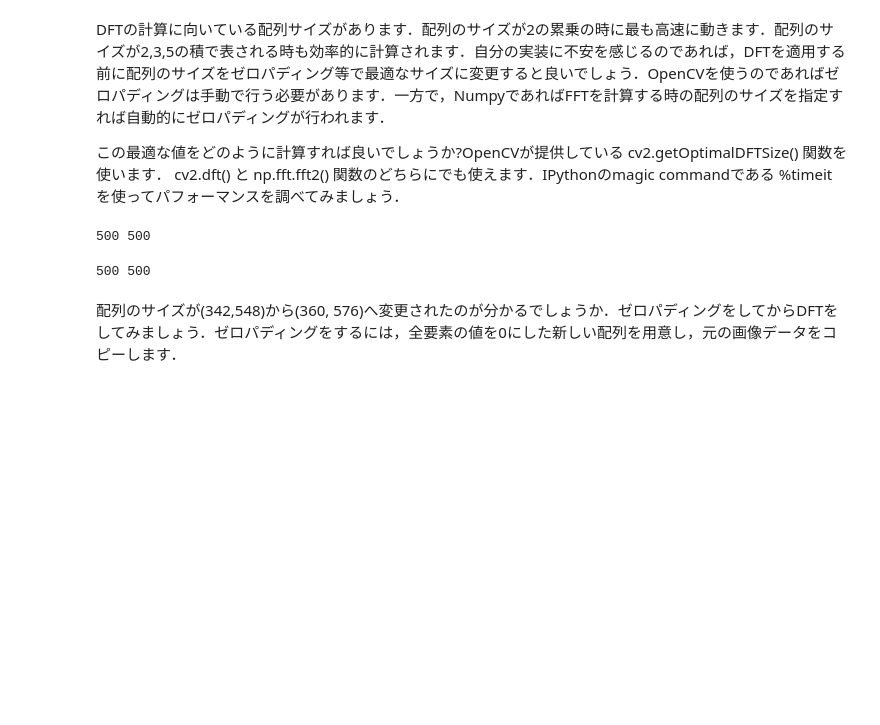
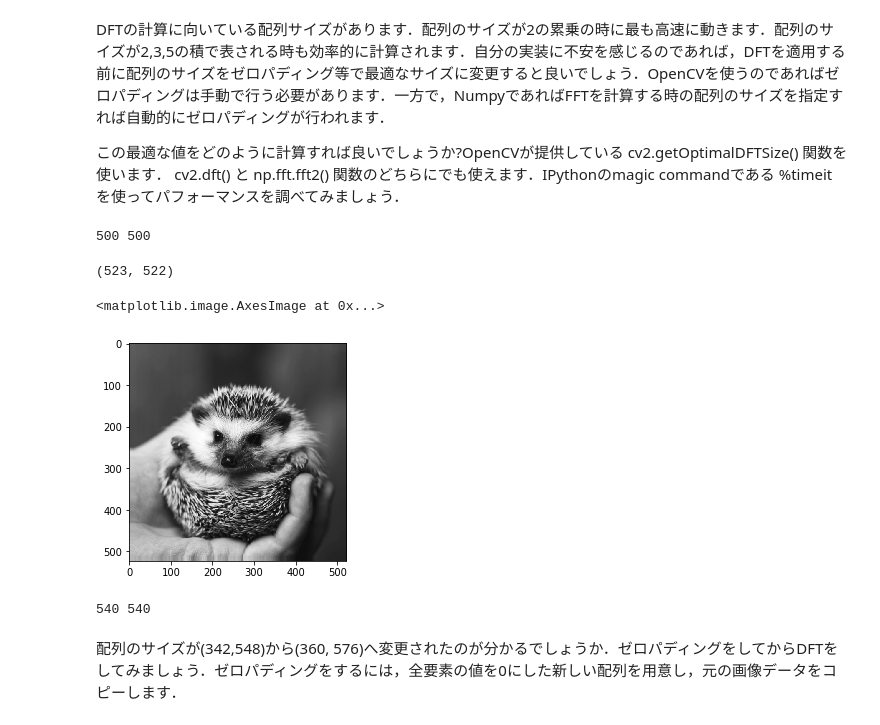
Before and after one commit to miyamotok0105/opencv_sample, a Jupyter notebook: tutorial/py_image_display/13OpenCVの基底を使った画像の変換.ipynb, the cells around one changed output. Cells and saved outputs as stored; diff of their text form; code cells hidden in the pictures; blank space fills up the shorter version.

```diff
--- a/tutorial/py_image_display/13OpenCVの基底を使った画像の変換.ipynb
+++ b/tutorial/py_image_display/13OpenCVの基底を使った画像の変換.ipynb
@@ -303,12 +331,21 @@ rows,cols = img.shape
 print(rows,cols)
 # %% [output]
 500 500
+# %%
+img = cv2.copyMakeBorder(img,12,11,11,11,cv2.BORDER_REPLICATE)
+print(img.shape)
+rows,cols = img.shape
+plt.imshow(img, cmap = 'gray')
+# %% [output]
+(523, 522)
+<matplotlib.image.AxesImage at 0x...>
+[figure, added]
 # %%
 nrows = cv2.getOptimalDFTSize(rows)
 ncols = cv2.getOptimalDFTSize(cols)
 print(nrows,ncols)
 # %% [output]
-500 500
+540 540
 # %% [markdown]
 配列のサイズが(342,548)から(360, 576)へ変更されたのが分かるでしょうか．ゼロパディングをしてからDFTをしてみましょう．ゼロパディングをするには，全要素の値を0にした新しい配列を用意し，元の画像データをコピーします．
 # %%
```
Also changed, not shown: parts of 19 cells of this notebook, 2 other files.
